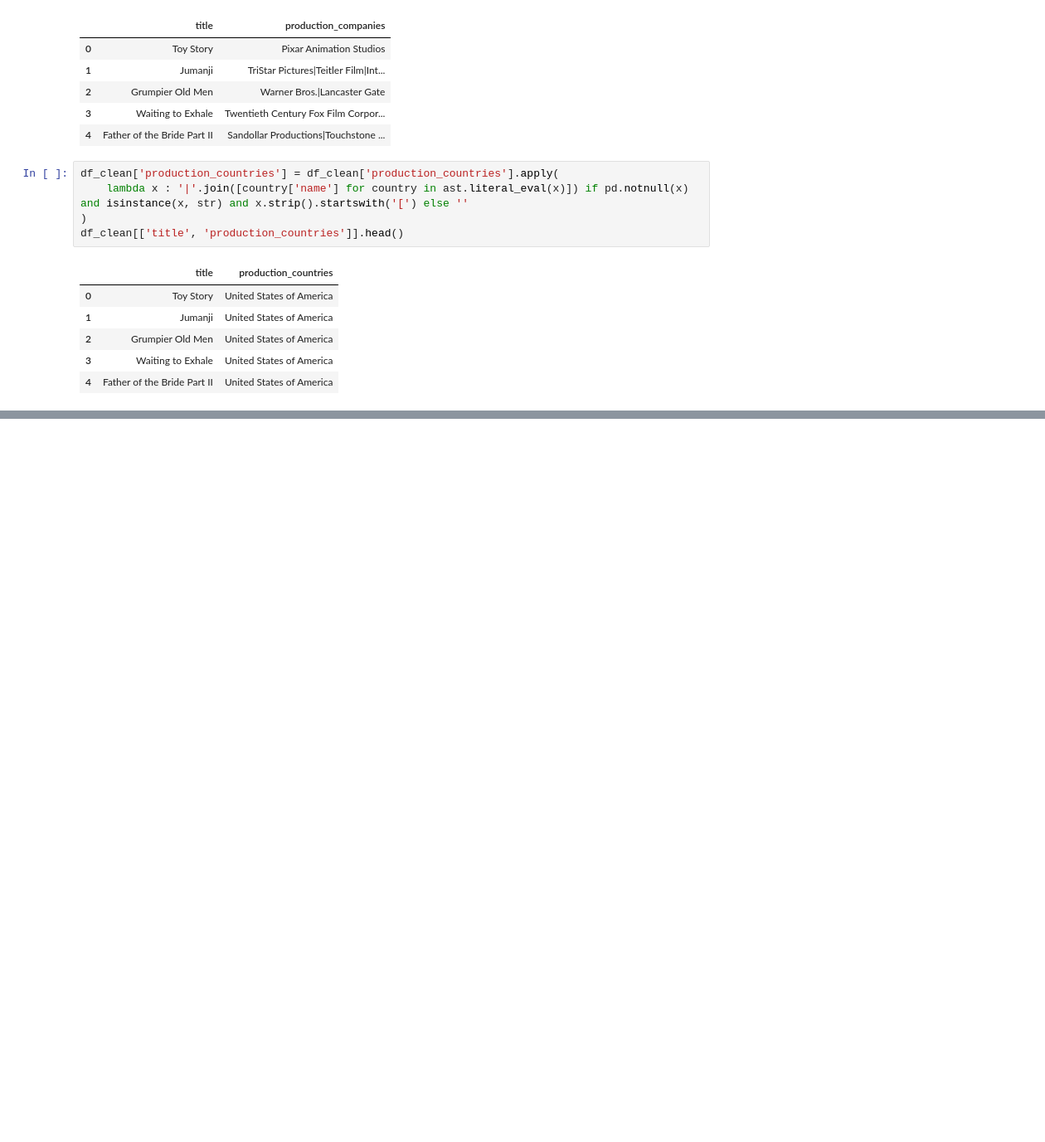
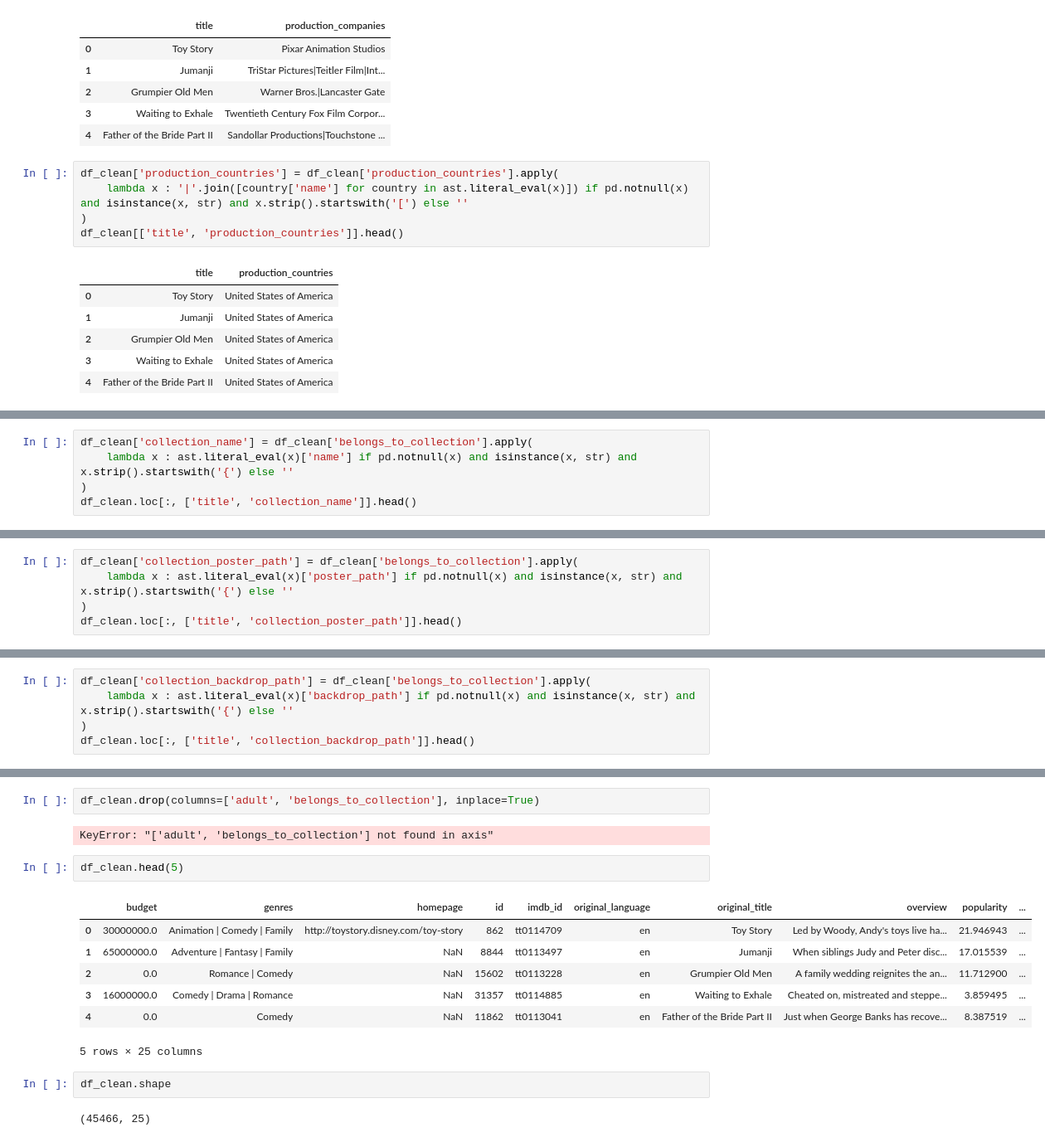
Before and after one commit to nivedita-pai/Python_Training, a Jupyter notebook: pandas_training/pandas_practice2.ipynb, the cells around one changed output, grey strips where cells are left out. Shown at 83% size. Saved outputs shown, nothing was run; the diff lists cells and outputs as text; blank space fills up the shorter version.

Commit message:
pandas_practice5 - filtering, querying and cleaning data

```diff
--- a/pandas_training/pandas_practice2.ipynb
+++ b/pandas_training/pandas_practice2.ipynb
@@ -155,0 +150,5 @@ Name: spoken_languages, Length: 45466, dtype: str
+# %%
+df_clean['collection_name'] = df_clean['belongs_to_collection'].apply(
+    lambda x : ast.literal_eval(x)['name'] if pd.notnull(x) and isinstance(x, str) and x.strip().startswith('{') else ''
+)
+df_clean.loc[:, ['title', 'collection_name']].head()
@@ -155,0 +162,5 @@ Name: spoken_languages, Length: 45466, dtype: str
+# %%
+df_clean['collection_poster_path'] = df_clean['belongs_to_collection'].apply(
+    lambda x : ast.literal_eval(x)['poster_path'] if pd.notnull(x) and isinstance(x, str) and x.strip().startswith('{') else ''
+)
+df_clean.loc[:, ['title', 'collection_poster_path']].head()
@@ -155,0 +174,5 @@ Name: spoken_languages, Length: 45466, dtype: str
+# %%
+df_clean['collection_backdrop_path'] = df_clean['belongs_to_collection'].apply(
+    lambda x : ast.literal_eval(x)['backdrop_path'] if pd.notnull(x) and isinstance(x, str) and x.strip().startswith('{') else ''
+)
+df_clean.loc[:, ['title', 'collection_backdrop_path']].head()
@@ -155,0 +186,18 @@ Name: spoken_languages, Length: 45466, dtype: str
+# %%
+df_clean.drop(columns=['adult', 'belongs_to_collection'], inplace=True)
+# %% [output]
+KeyError: "['adult', 'belongs_to_collection'] not found in axis"
+# %%
+df_clean.head(5)
+# %% [output]
+|  | budget | genres | homepage | id | imdb_id | original_language | original_title | overview | popularity | ... |
+| 0 | 30000000.0 | Animation | Comedy | Family | http://toystory.disney.com/toy-story | 862 | tt0114709 | en | Toy Story | Led by Woody, Andy's toys live ha... | 21.946943 | ... |
+| 1 | 65000000.0 | Adventure | Fantasy | Family | NaN | 8844 | tt0113497 | en | Jumanji | When siblings Judy and Peter disc... | 17.015539 | ... |
+| 2 | 0.0 | Romance | Comedy | NaN | 15602 | tt0113228 | en | Grumpier Old Men | A family wedding reignites the an... | 11.712900 | ... |
+| 3 | 16000000.0 | Comedy | Drama | Romance | NaN | 31357 | tt0114885 | en | Waiting to Exhale | Cheated on, mistreated and steppe... | 3.859495 | ... |
+| 4 | 0.0 | Comedy | NaN | 11862 | tt0113041 | en | Father of the Bride Part II | Just when George Banks has recove... | 8.387519 | ... |
+5 rows × 25 columns
+# %%
+df_clean.shape
+# %% [output]
+(45466, 25)
```
Also changed, not shown: parts of 6 cells of this notebook, 3 other files.
